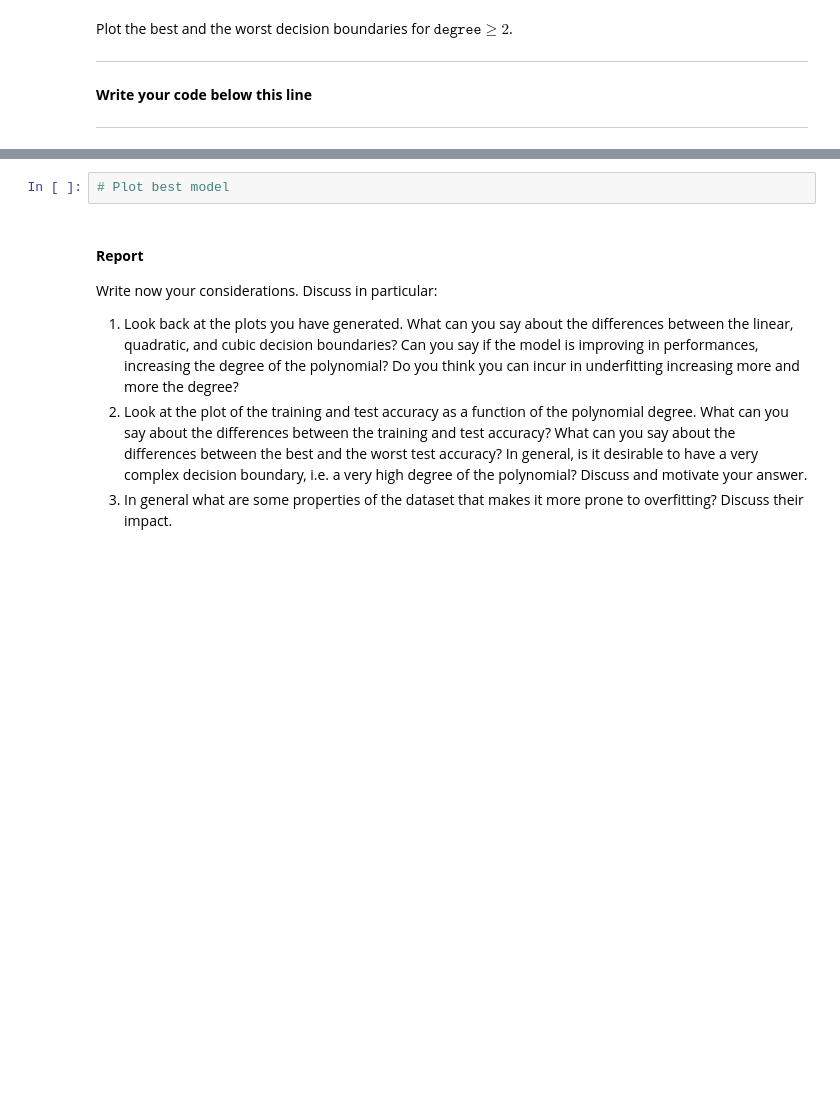
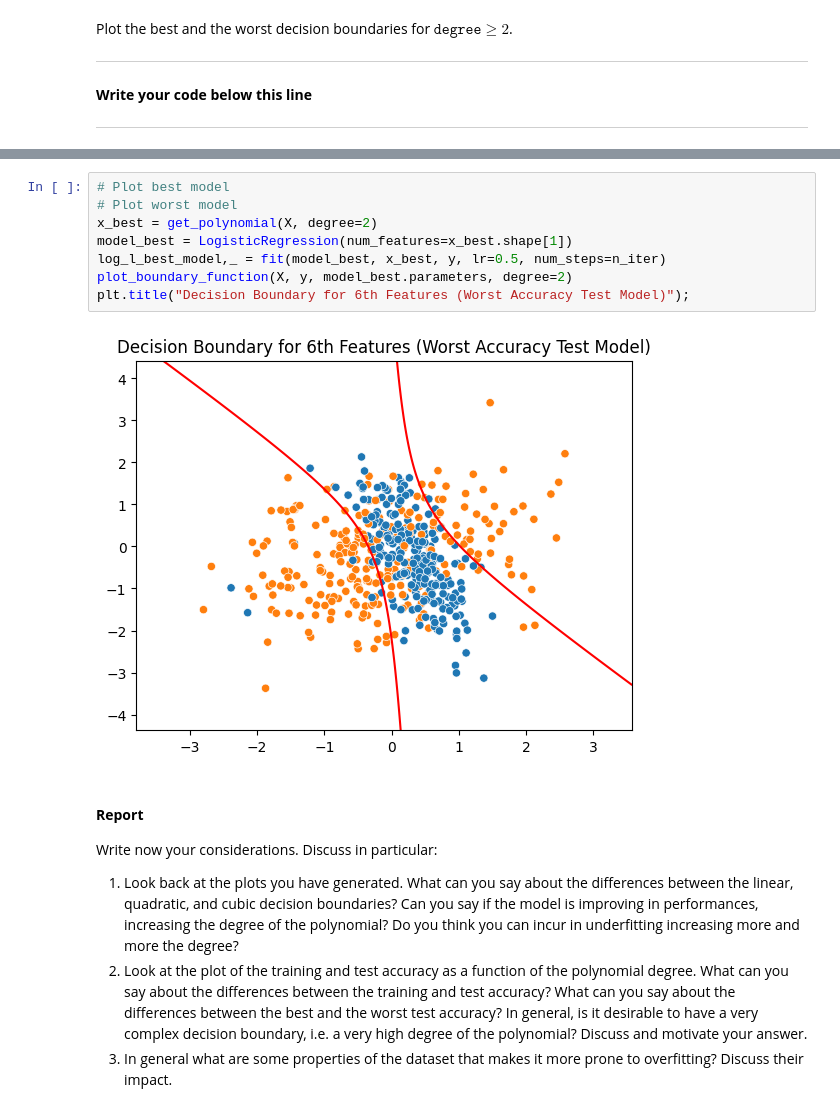
Before and after one commit to delgiudice1967219/HW2_FDS, a Jupyter notebook: HW2.ipynb, the cells around one changed output, grey strips where cells are left out. Saved outputs shown, nothing was run; the diff lists cells and outputs as text; blank space fills up the shorter version.

```diff
--- a/HW2.ipynb
+++ b/HW2.ipynb
@@ -776,5 +800,13 @@ Plot the best and the worst decision boundaries for $\texttt{degree} \geq 2$.
 # %%
 # Plot best model
+# Plot worst model
+x_best = get_polynomial(X, degree=2)
+model_best = LogisticRegression(num_features=x_best.shape[1])
+log_l_best_model,_ = fit(model_best, x_best, y, lr=0.5, num_steps=n_iter)
+plot_boundary_function(X, y, model_best.parameters, degree=2)
+plt.title("Decision Boundary for 6th Features (Worst Accuracy Test Model)");
+# %% [output]
+[figure, added]
 # %% [markdown]
 #### **Report**
 Write now your considerations. Discuss in particular:
```
Also changed, not shown: parts of 10 cells of this notebook, 1 other file.
